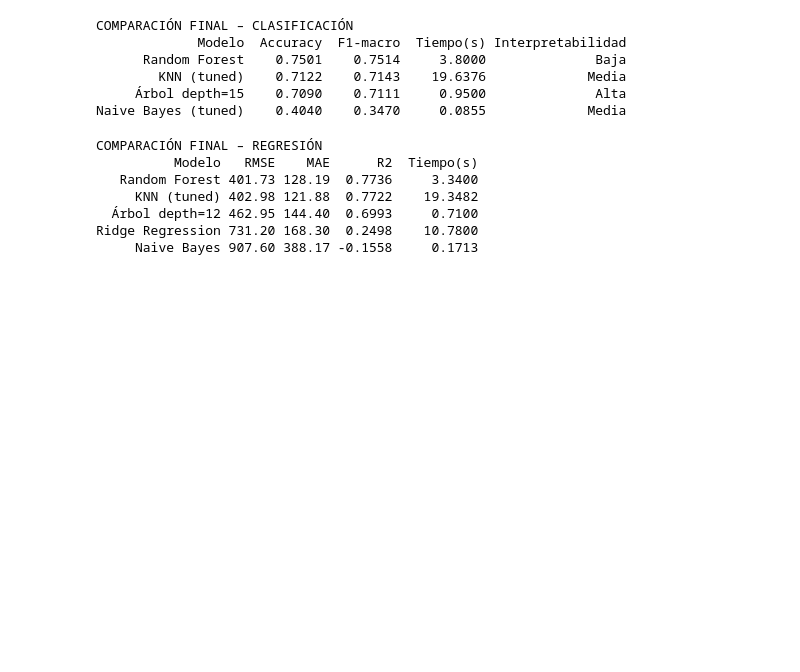
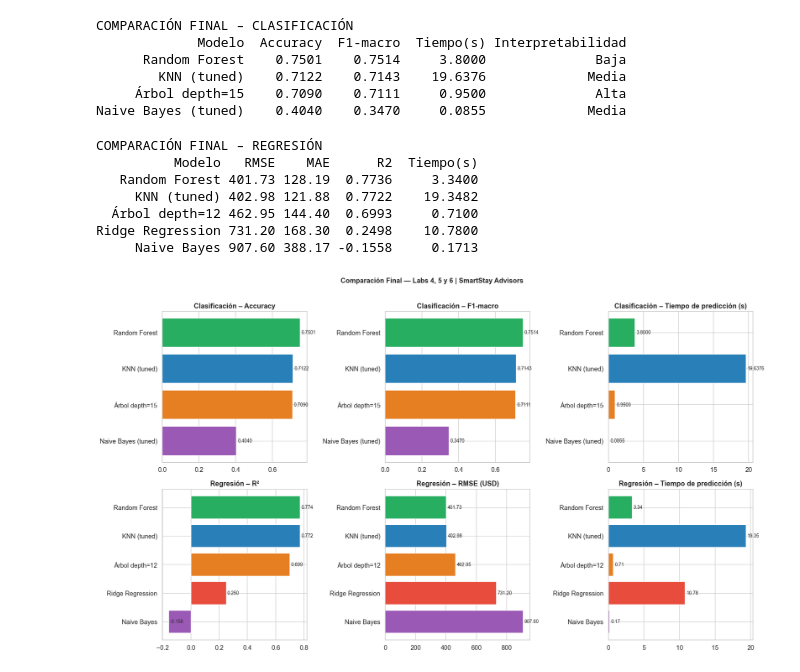
Before and after one commit to Branuvg/lab4_mineria, a Jupyter notebook: lab6.ipynb, the cells around one changed output. Drawn from its saved outputs; the diff is of its cells as text; code cells hidden in the pictures; blank space fills up the shorter version.

Commit message:
Add cell: # Gráficas comparativas finales fig, axes = plt.su

```diff
--- a/lab6.ipynb
+++ b/lab6.ipynb
@@ -871,3 +871,31 @@ COMPARACIÓN FINAL – REGRESIÓN
   Árbol depth=12 462.95 144.40  0.6993     0.7100
 Ridge Regression 731.20 168.30  0.2498    10.7800
      Naive Bayes 907.60 388.17 -0.1558     0.1713
+# %%
+# Gráficas comparativas finales
+fig, axes = plt.subplots(2,3, figsize=(18,10))
+colors_clf = ['#27ae60','#2980b9','#e67e22','#9b59b6']
+colors_reg = ['#27ae60','#2980b9','#e67e22','#e74c3c','#9b59b6']
+
+# Clasificación
+for ax, metric, title in zip(axes[0],['Accuracy','F1-macro','Tiempo(s)'],
+    ['Accuracy','F1-macro','Tiempo de predicción (s)']):
+    bars = ax.barh(df_clf_final['Modelo'], df_clf_final[metric], color=colors_clf, edgecolor='white')
+    ax.set_title(f'Clasificación – {title}', fontweight='bold'); ax.invert_yaxis()
+    for bar,v in zip(bars, df_clf_final[metric]):
+        ax.text(v+max(df_clf_final[metric])*0.01, bar.get_y()+bar.get_height()/2,
+                f'{v:.4f}', va='center', fontsize=9)
+
+# Regresión
+for ax, metric, title in zip(axes[1],['R2','RMSE','Tiempo(s)'],
+    ['R²','RMSE (USD)','Tiempo de predicción (s)']):
+    bars = ax.barh(df_reg_final['Modelo'], df_reg_final[metric], color=colors_reg, edgecolor='white')
+    ax.set_title(f'Regresión – {title}', fontweight='bold'); ax.invert_yaxis()
+    for bar,v in zip(bars, df_reg_final[metric]):
+        ax.text(v+max(df_reg_final[metric])*0.01, bar.get_y()+bar.get_height()/2,
+                f'{v:.3f}' if metric=='R2' else f'{v:.2f}', va='center', fontsize=9)
+
+plt.suptitle('Comparación Final — Labs 4, 5 y 6 | SmartStay Advisors', fontweight='bold', fontsize=13, y=1.01)
+plt.tight_layout(); plt.show()
+# %% [output]
+[figure, added]
```
